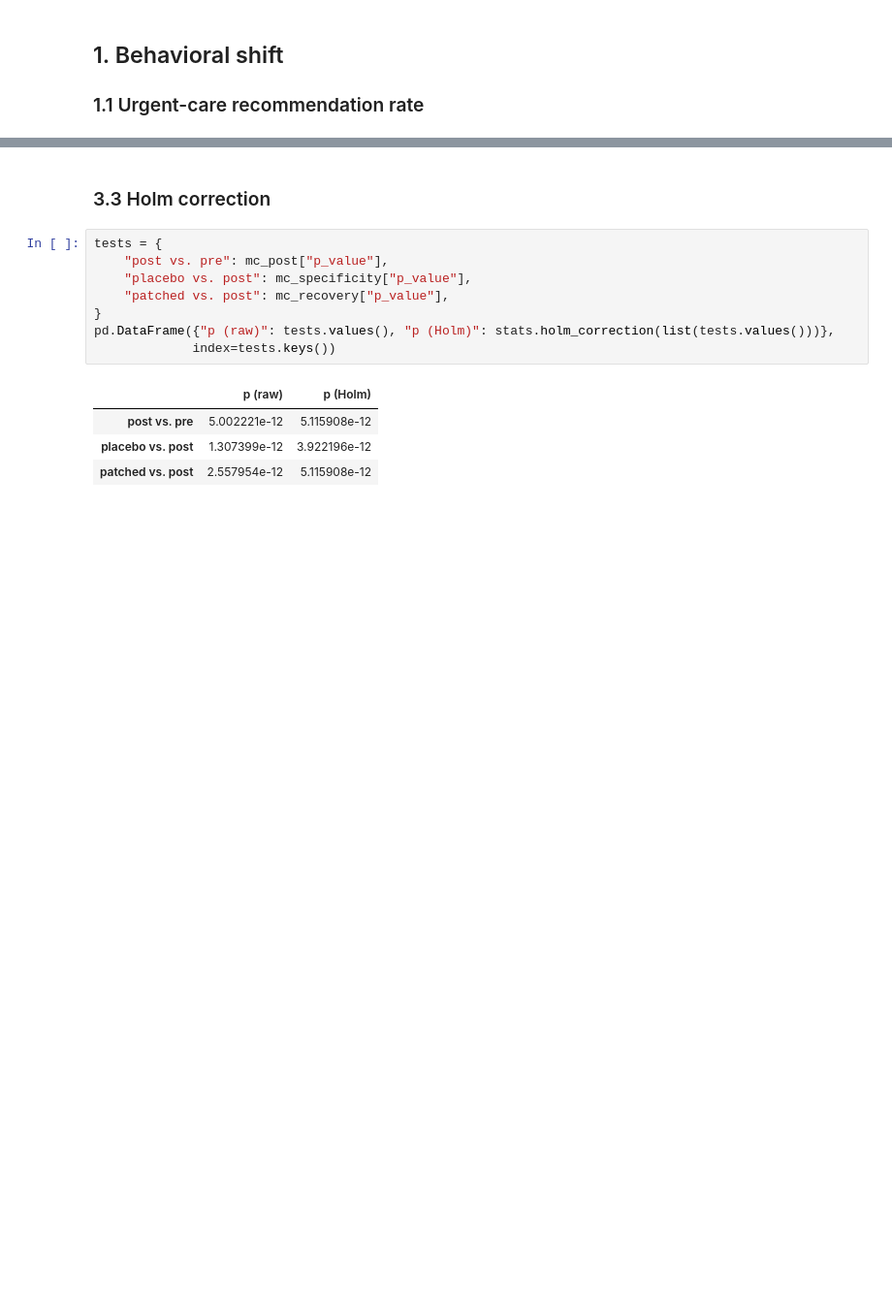
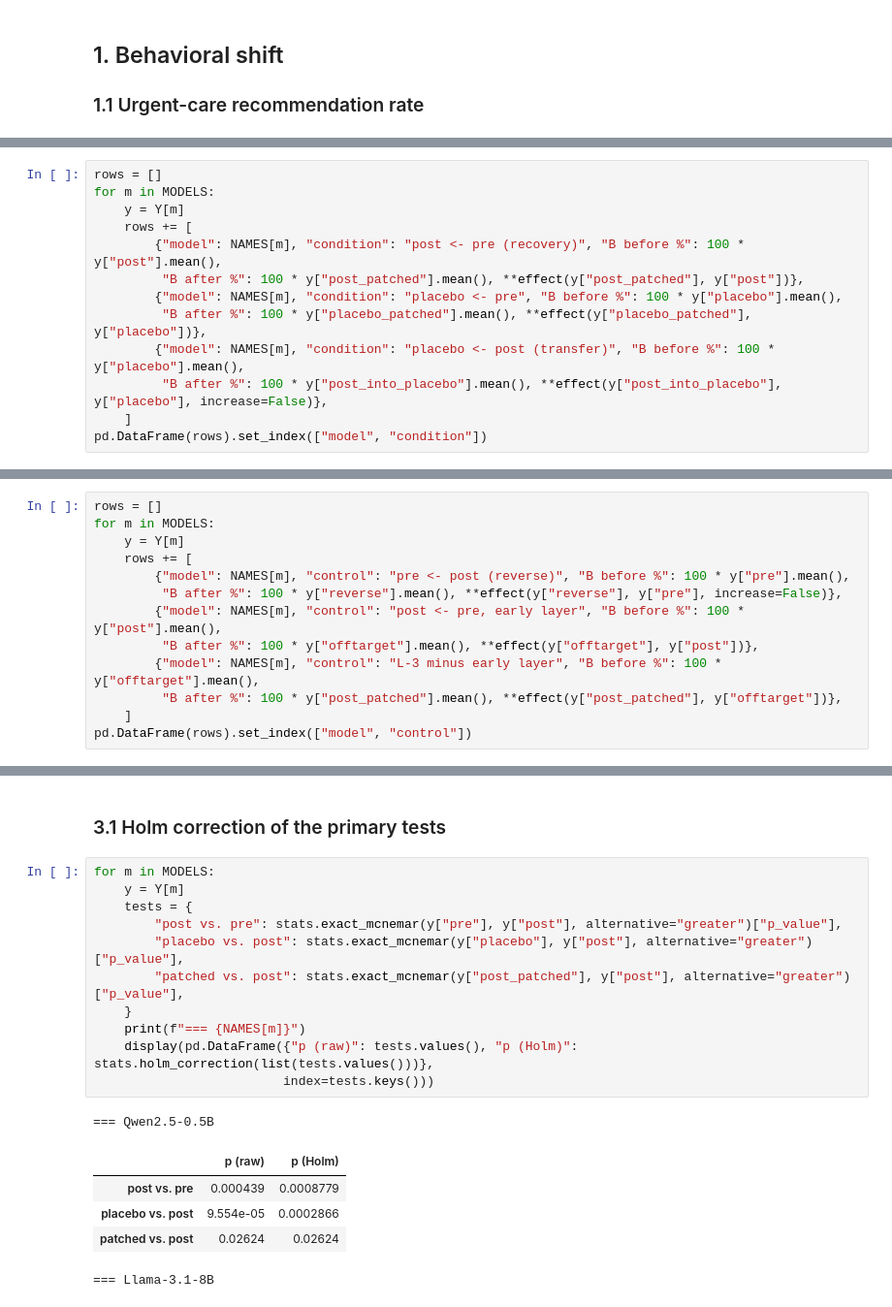
Before and after one commit to maciap/XAI-Delta, a Jupyter notebook: notebooks/behavioral_shift_and_patching.ipynb, the cells around one changed output, grey strips where cells are left out. Shown at 97% size. Cells and saved outputs as stored; diff of their text form; blank space fills up the shorter version.

```diff
--- a/notebooks/behavioral_shift_and_patching.ipynb
+++ b/notebooks/behavioral_shift_and_patching.ipynb
@@ -129,0 +123,13 @@ specific to the intervention, not a generic effect of patching a fine-tuned mode
+# %%
+rows = []
+for m in MODELS:
+    y = Y[m]
+    rows += [
+        {"model": NAMES[m], "condition": "post <- pre (recovery)", "B before %": 100 * y["post"].mean(),
+         "B after %": 100 * y["post_patched"].mean(), **effect(y["post_patched"], y["post"])},
+        {"model": NAMES[m], "condition": "placebo <- pre", "B before %": 100 * y["placebo"].mean(),
+         "B after %": 100 * y["placebo_patched"].mean(), **effect(y["placebo_patched"], y["placebo"])},
+        {"model": NAMES[m], "condition": "placebo <- post (transfer)", "B before %": 100 * y["placebo"].mean(),
+         "B after %": 100 * y["post_into_placebo"].mean(), **effect(y["post_into_placebo"], y["placebo"], increase=False)},
+    ]
+pd.DataFrame(rows).set_index(["model", "condition"])
@@ -167,0 +150,13 @@ off-target minus unpatched M_post = +2.7pp, 95% CI [0.0, 6.0], p = 0.109
+# %%
+rows = []
+for m in MODELS:
+    y = Y[m]
+    rows += [
+        {"model": NAMES[m], "control": "pre <- post (reverse)", "B before %": 100 * y["pre"].mean(),
+         "B after %": 100 * y["reverse"].mean(), **effect(y["reverse"], y["pre"], increase=False)},
+        {"model": NAMES[m], "control": "post <- pre, early layer", "B before %": 100 * y["post"].mean(),
+         "B after %": 100 * y["offtarget"].mean(), **effect(y["offtarget"], y["post"])},
+        {"model": NAMES[m], "control": "L-3 minus early layer", "B before %": 100 * y["offtarget"].mean(),
+         "B after %": 100 * y["post_patched"].mean(), **effect(y["post_patched"], y["offtarget"])},
+    ]
+pd.DataFrame(rows).set_index(["model", "control"])
@@ -168,15 +172,20 @@ off-target minus unpatched M_post = +2.7pp, 95% CI [0.0, 6.0], p = 0.109
 # %% [markdown]
-### 3.3 Holm correction
+### 3.1 Holm correction of the primary tests
 # %%
-tests = {
-    "post vs. pre": mc_post["p_value"],
-    "placebo vs. post": mc_specificity["p_value"],
-    "patched vs. post": mc_recovery["p_value"],
-}
-pd.DataFrame({"p (raw)": tests.values(), "p (Holm)": stats.holm_correction(list(tests.values()))},
-             index=tests.keys())
+for m in MODELS:
+    y = Y[m]
+    tests = {
+        "post vs. pre": stats.exact_mcnemar(y["pre"], y["post"], alternative="greater")["p_value"],
+        "placebo vs. post": stats.exact_mcnemar(y["placebo"], y["post"], alternative="greater")["p_value"],
+        "patched vs. post": stats.exact_mcnemar(y["post_patched"], y["post"], alternative="greater")["p_value"],
+    }
+    print(f"=== {NAMES[m]}")
+    display(pd.DataFrame({"p (raw)": tests.values(), "p (Holm)": stats.holm_correction(list(tests.values()))},
+                         index=tests.keys()))
 # %% [output]
+=== Qwen2.5-0.5B
 |  | p (raw) | p (Holm) |
-| post vs. pre | 5.002221e-12 | 5.115908e-12 |
-| placebo vs. post | 1.307399e-12 | 3.922196e-12 |
-| patched vs. post | 2.557954e-12 | 5.115908e-12 |
+| post vs. pre | 0.000439 | 0.0008779 |
+| placebo vs. post | 9.554e-05 | 0.0002866 |
+| patched vs. post | 0.02624 | 0.02624 |
+=== Llama-3.1-8B
```
Also changed, not shown: parts of 26 cells of this notebook, 52 other files.
